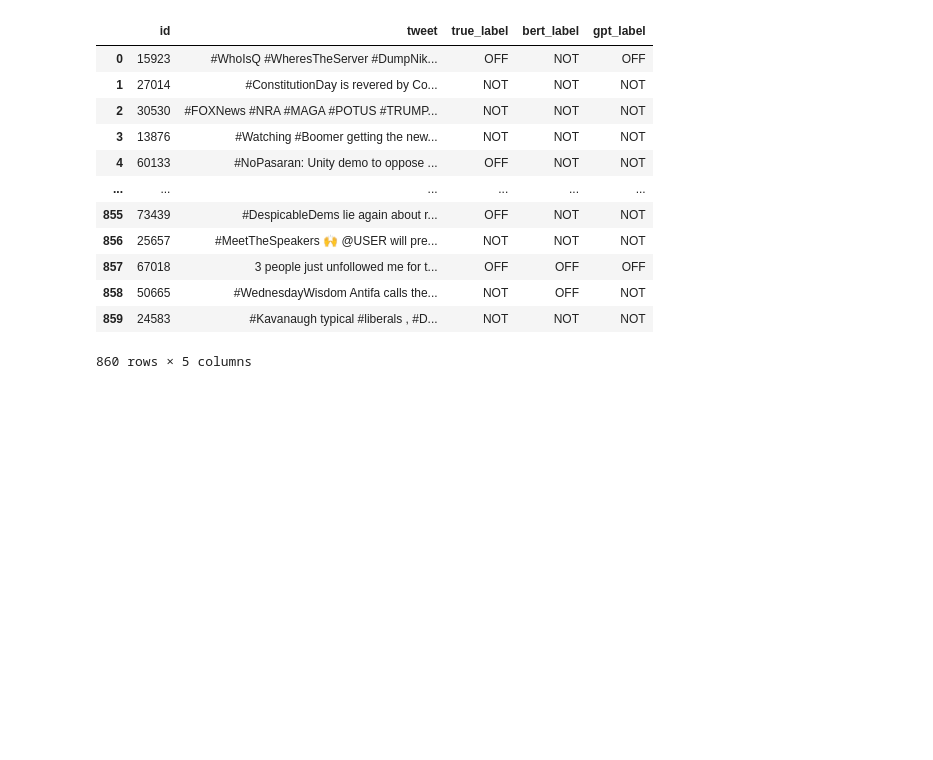
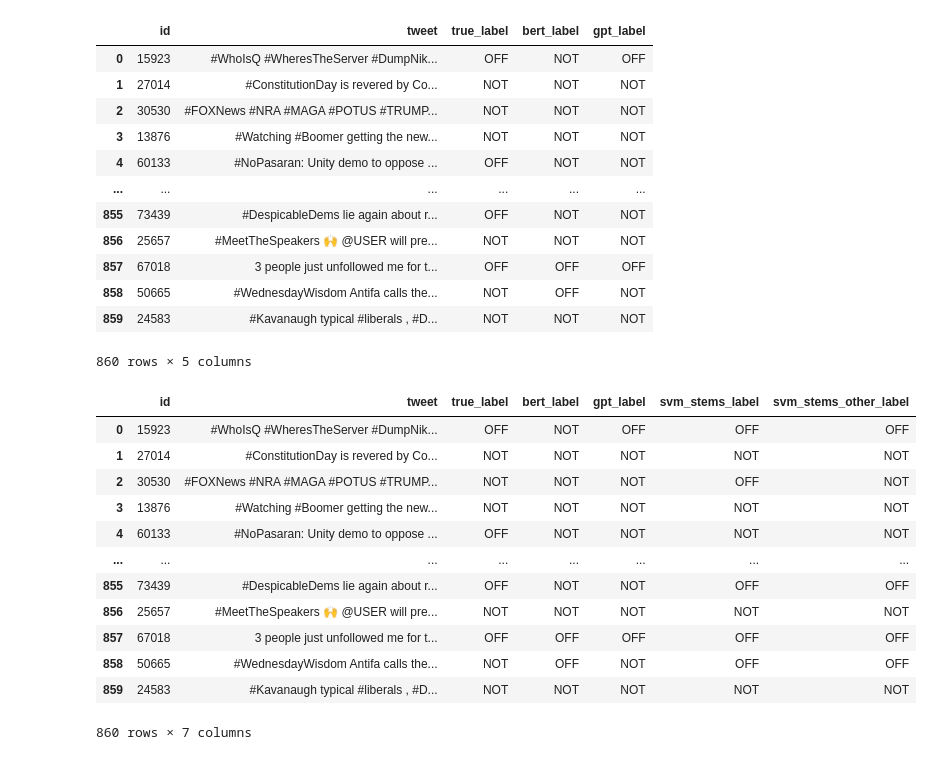
Before and after one commit to BjankaV/tar-project, a Jupyter notebook: Precision-recall curve.ipynb, the cells around one changed output. Cells and saved outputs as stored; diff of their text form; code cells hidden in the pictures; blank space fills up the shorter version.

```diff
--- a/Precision-recall curve.ipynb
+++ b/Precision-recall curve.ipynb
@@ -21,6 +23,26 @@ df
 | 858 | 50665 | #WednesdayWisdom Antifa calls the... | NOT | OFF | NOT |
 | 859 | 24583 | #Kavanaugh typical #liberals , #D... | NOT | NOT | NOT |
 860 rows × 5 columns
+# %%
+df2 = pd.read_csv('predictions_svm_stems.csv')
+df3 = pd.read_csv('predictions_svm_stems_other.csv')
+df['svm_stems_label'] = df2['trad_label']
+df['svm_stems_other_label'] = df3['trad_label']
+df
+# %% [output]
+|  | id | tweet | true_label | bert_label | gpt_label | svm_stems_label | svm_stems_other_label |
+| 0 | 15923 | #WhoIsQ #WheresTheServer #DumpNik... | OFF | NOT | OFF | OFF | OFF |
+| 1 | 27014 | #ConstitutionDay is revered by Co... | NOT | NOT | NOT | NOT | NOT |
+| 2 | 30530 | #FOXNews #NRA #MAGA #POTUS #TRUMP... | NOT | NOT | NOT | OFF | NOT |
+| 3 | 13876 | #Watching #Boomer getting the new... | NOT | NOT | NOT | NOT | NOT |
+| 4 | 60133 | #NoPasaran: Unity demo to oppose ... | OFF | NOT | NOT | NOT | NOT |
+| ... | ... | ... | ... | ... | ... | ... | ... |
+| 855 | 73439 | #DespicableDems lie again about r... | OFF | NOT | NOT | OFF | OFF |
+| 856 | 25657 | #MeetTheSpeakers 🙌 @USER will pre... | NOT | NOT | NOT | NOT | NOT |
+| 857 | 67018 | 3 people just unfollowed me for t... | OFF | OFF | OFF | OFF | OFF |
+| 858 | 50665 | #WednesdayWisdom Antifa calls the... | NOT | OFF | NOT | OFF | OFF |
+| 859 | 24583 | #Kavanaugh typical #liberals , #D... | NOT | NOT | NOT | NOT | NOT |
+860 rows × 7 columns
 # %%
 le = LabelEncoder()
 y_true = le.fit_transform(df.true_label.values)
```
Also changed, not shown: parts of 4 cells of this notebook.
